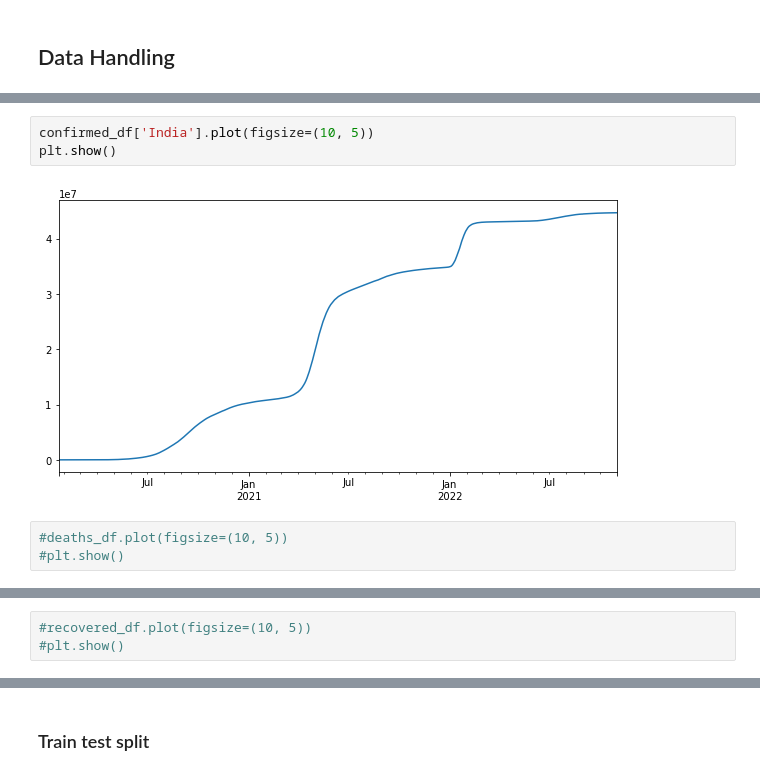
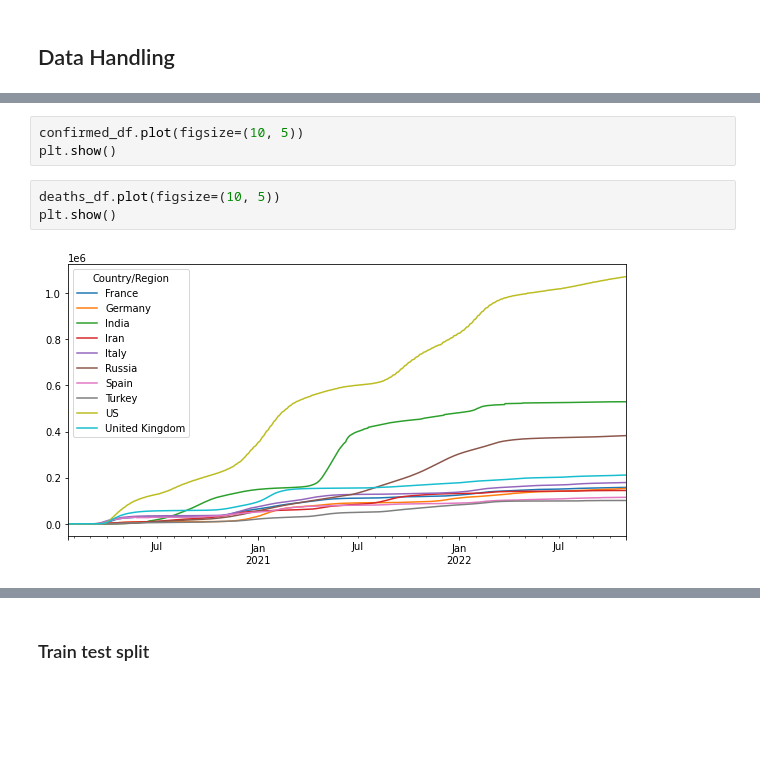
Before and after one commit to bharathvariar/Time-Forecasting-with-ARIMA-and-Neural-Networks, a Jupyter notebook: Final.ipynb, the cells around one changed output, grey strips where cells are left out. Drawn from its saved outputs; the diff is of its cells as text; blank space fills up the shorter version.

```diff
--- a/Final.ipynb
+++ b/Final.ipynb
@@ -64,8 +69,8 @@ plt.show()
 # %%
-confirmed_df['India'].plot(figsize=(10, 5))
+confirmed_df.plot(figsize=(10, 5))
 plt.show()
-# %% [output]
-[figure, removed]
 # %%
-#deaths_df.plot(figsize=(10, 5))
-#plt.show()
+deaths_df.plot(figsize=(10, 5))
+plt.show()
+# %% [output]
+[figure, added]
@@ -72,4 +78 @@ plt.show()
-# %%
-#recovered_df.plot(figsize=(10, 5))
-#plt.show()
 # %%
```
Also changed, not shown: parts of 21 cells of this notebook, 9 other files.
